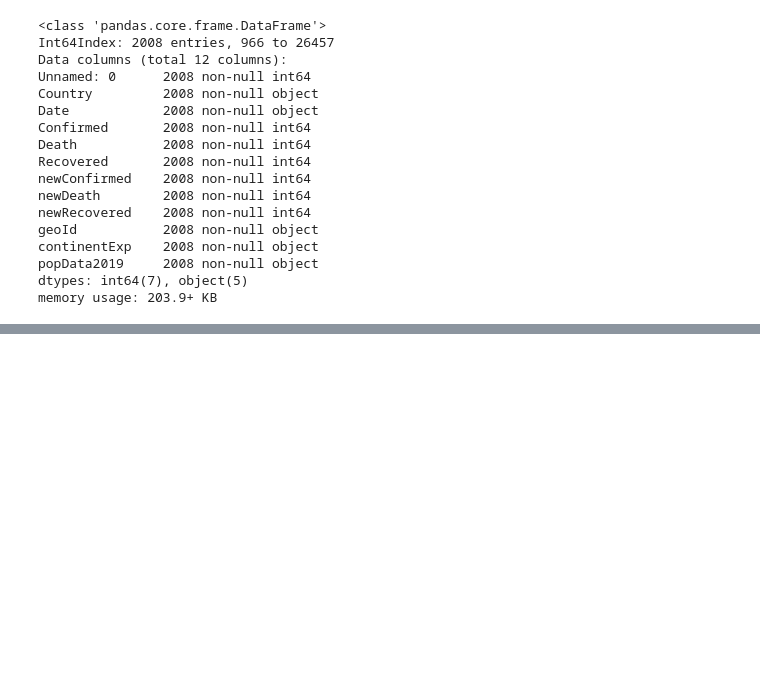
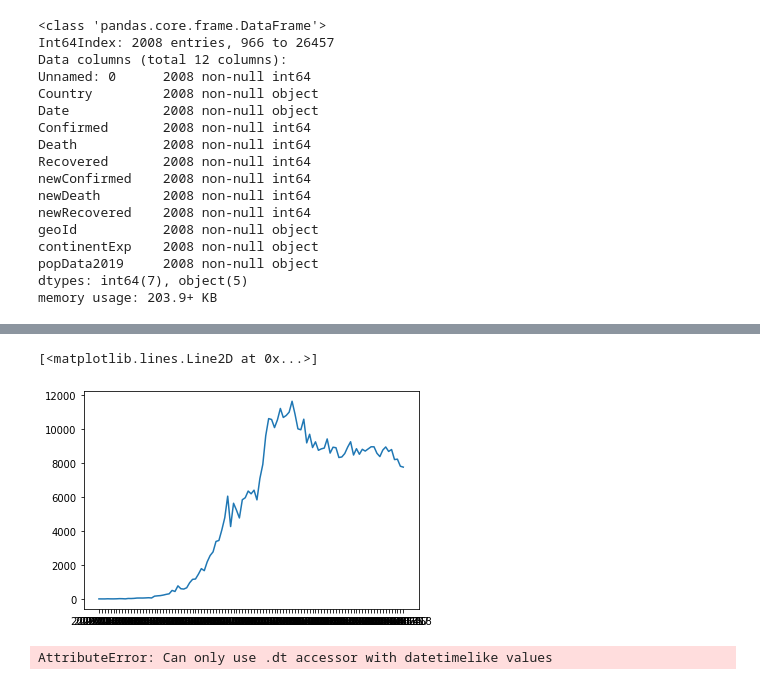
Before and after one commit to karashchuk/mathstatistics_08, a Jupyter notebook: Statistics_COVID.ipynb, the cells around one changed output, grey strips where cells are left out. Cells and saved outputs as stored; diff of their text form; code cells hidden in the pictures; blank space fills up the shorter version.

```diff
--- a/Statistics_COVID.ipynb
+++ b/Statistics_COVID.ipynb
@@ -181,0 +213,11 @@ Name: popData2019, dtype: int64
+# %%
+plt.plot(x,y)
+# %% [output]
+[<matplotlib.lines.Line2D at 0x...>]
+[figure, added]
+# %%
+import datetime as dt
+df5['week'] = df5['Date'].dt.week
+df5.head()
+# %% [output]
+AttributeError: Can only use .dt accessor with datetimelike values
```
Also changed, not shown: parts of 41 cells of this notebook.
